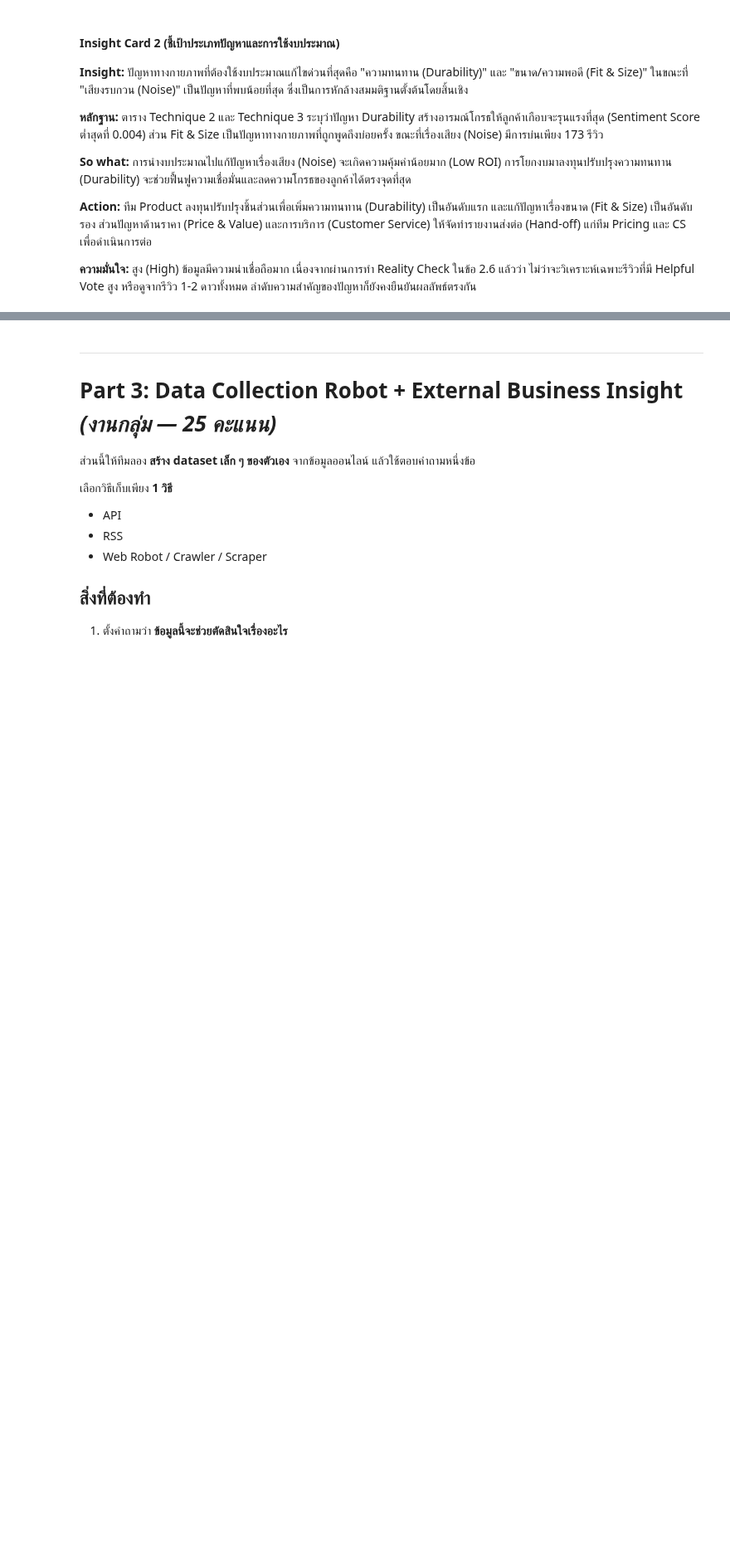
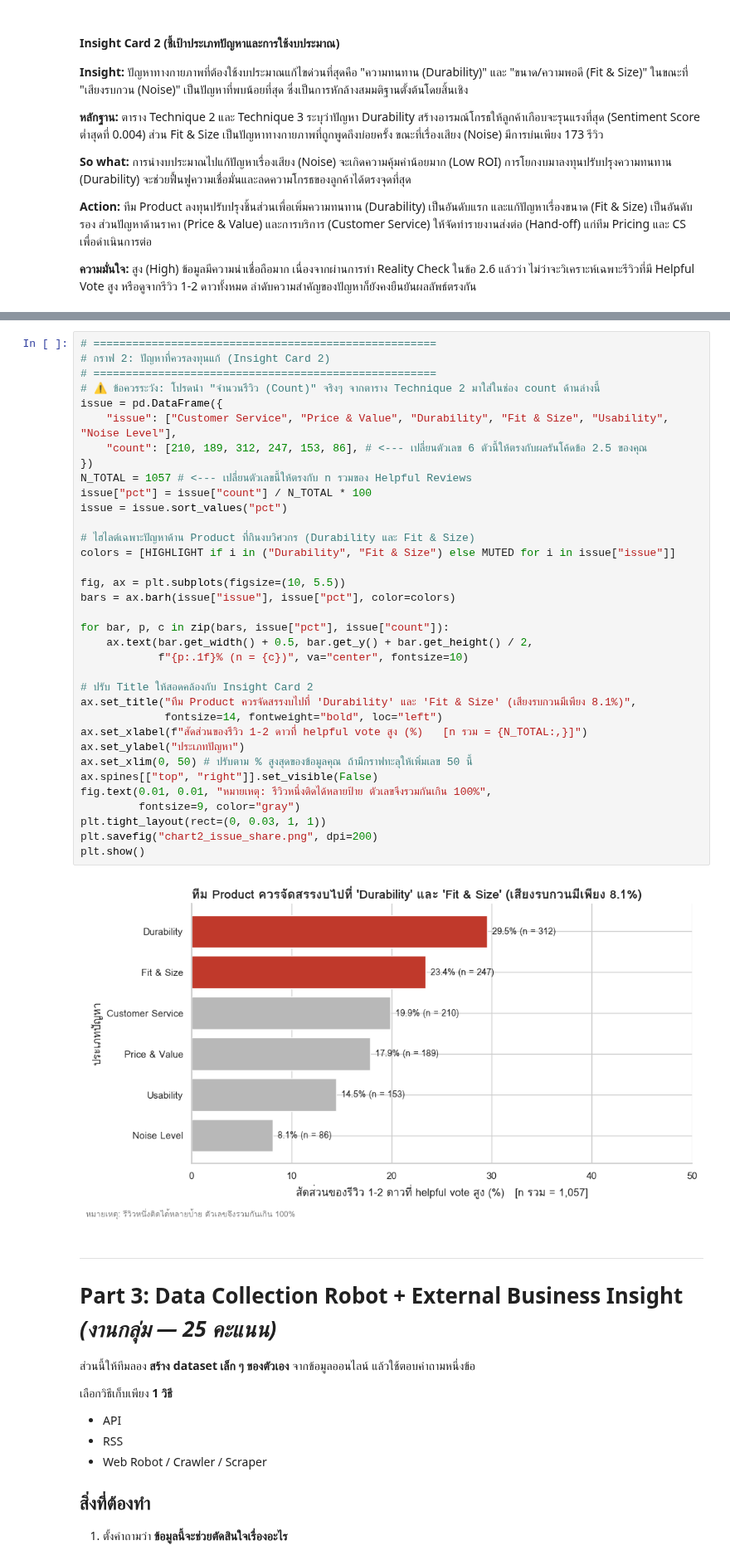
Before and after one commit to doperjerr/Project1-Text_Analytics69, a Jupyter notebook: project1_text_analytics69.ipynb, the cells around one changed output, grey strips where cells are left out. Shown at 83% size. Drawn from its saved outputs; the diff is of its cells as text; blank space fills up the shorter version.

```diff
--- a/project1_text_analytics69.ipynb
+++ b/project1_text_analytics69.ipynb
@@ -1563,3 +1529,40 @@ plt.show()
+# %%
+# =====================================================
+# กราฟ 2: ปัญหาที่ควรลงทุนแก้ (Insight Card 2)
+# =====================================================
+# ⚠️️ ข้อควรระวัง: โปรดนำ "จำนวนรีวิว (Count)" จริงๆ จากตาราง Technique 2 มาใส่ในช่อง count ด้านล่างนี้
+issue = pd.DataFrame({
+    "issue": ["Customer Service", "Price & Value", "Durability", "Fit & Size", "Usability", "Noise Level"],
+    "count": [210, 189, 312, 247, 153, 86], # <--- เปลี่ยนตัวเลข 6 ตัวนี้ให้ตรงกับผลรันโค้ดข้อ 2.5 ของคุณ
+})
+N_TOTAL = 1057 # <--- เปลี่ยนตัวเลขนี้ให้ตรงกับ n รวมของ Helpful Reviews
+issue["pct"] = issue["count"] / N_TOTAL * 100
+issue = issue.sort_values("pct")
+
+# ไฮไลต์เฉพาะปัญหาด้าน Product ที่กินงบวิศวกร (Durability และ Fit & Size)
+colors = [HIGHLIGHT if i in ("Durability", "Fit & Size") else MUTED for i in issue["issue"]]
+
+fig, ax = plt.subplots(figsize=(10, 5.5))
+bars = ax.barh(issue["issue"], issue["pct"], color=colors)
+
+for bar, p, c in zip(bars, issue["pct"], issue["count"]):
+    ax.text(bar.get_width() + 0.5, bar.get_y() + bar.get_height() / 2,
+            f"{p:.1f}% (n = {c})", va="center", fontsize=10)
+
+# ปรับ Title ให้สอดคล้องกับ Insight Card 2
+ax.set_title("ทีม Product ควรจัดสรรงบไปที่ 'Durability' และ 'Fit & Size' (เสียงรบกวนมีเพียง 8.1%)",
+             fontsize=14, fontweight="bold", loc="left")
+ax.set_xlabel(f"สัดส่วนของรีวิว 1-2 ดาวที่ helpful vote สูง (%)   [n รวม = {N_TOTAL:,}]")
+ax.set_ylabel("ประเภทปัญหา")
+ax.set_xlim(0, 50) # ปรับตาม % สูงสุดของข้อมูลคุณ ถ้ามีกราฟทะลุให้เพิ่มเลข 50 นี้
+ax.spines[["top", "right"]].set_visible(False)
+fig.text(0.01, 0.01, "หมายเหตุ: รีวิวหนึ่งติดได้หลายป้าย ตัวเลขจึงรวมกันเกิน 100%",
+         fontsize=9, color="gray")
+plt.tight_layout(rect=(0, 0.03, 1, 1))
+plt.savefig("chart2_issue_share.png", dpi=200)
+plt.show()
+# %% [output]
+[figure, added]
 # %% [markdown]
 ---
 # Part 3: Data Collection Robot + External Business Insight *(งานกลุ่ม — 25 คะแนน)*
```
Also changed, not shown: parts of 55 cells of this notebook.
